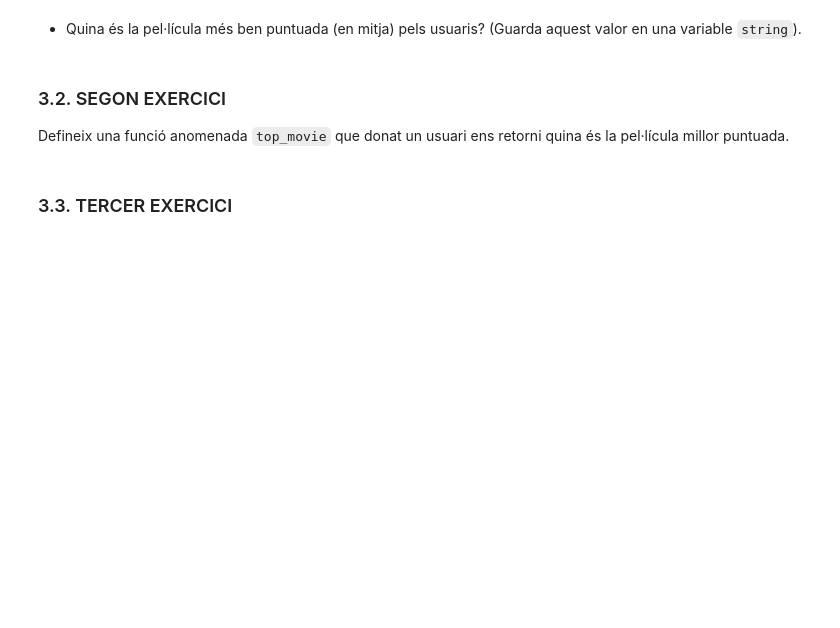
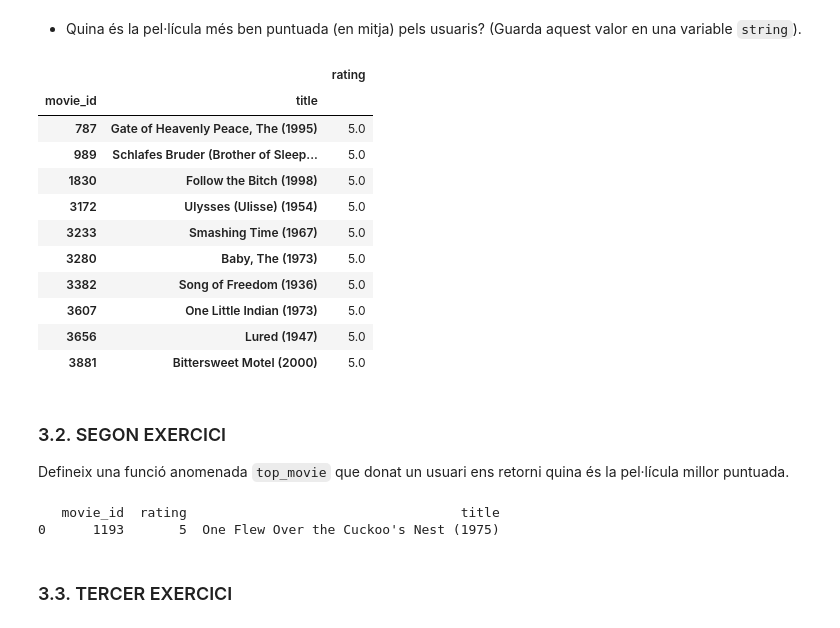
Before and after one commit to junjielyu13/Junior-Fall-Missions, a Jupyter notebook: TallerNousUsos/Practica/TNUI_P2/assigment_code_manu.ipynb, the cells around one changed output. Cells and saved outputs as stored; diff of their text form; code cells hidden in the pictures; blank space fills up the shorter version.

```diff
--- a/TallerNousUsos/Practica/TNUI_P2/assigment_code_manu.ipynb
+++ b/TallerNousUsos/Practica/TNUI_P2/assigment_code_manu.ipynb
@@ -262,3 +510,22 @@ data = pd.merge(pd.merge(ratings, users), movies)
+# %%
+# la vostra solució aquí
+movie_mean = data[['movie_id', 'rating','title']].groupby(['movie_id', 'title']).mean()
+higher_rate = movie_mean['rating'] == 5.0
+movie_mean = movie_mean.loc[higher_rate]
+movie_mean
+# %% [output]
+|  |  | rating |
+| movie_id | title |  |
+| 787 | Gate of Heavenly Peace, The (1995) | 5.0 |
+| 989 | Schlafes Bruder (Brother of Sleep... | 5.0 |
+| 1830 | Follow the Bitch (1998) | 5.0 |
+| 3172 | Ulysses (Ulisse) (1954) | 5.0 |
+| 3233 | Smashing Time (1967) | 5.0 |
+| 3280 | Baby, The (1973) | 5.0 |
+| 3382 | Song of Freedom (1936) | 5.0 |
+| 3607 | One Little Indian (1973) | 5.0 |
+| 3656 | Lured (1947) | 5.0 |
+| 3881 | Bittersweet Motel (2000) | 5.0 |
 # %% [markdown]
 ### 3.2. SEGON EXERCICI
 
@@ -266,9 +533,15 @@ Defineix una funció anomenada ``top_movie`` que donat un usuari ens retorni qui
 # %%
 # la vostra solució aquí
 def top_movie(dataFrame,usr):
-    return 0
+    du  = dataFrame.loc[dataFrame['user_id']==usr]
+    du = du[['movie_id', 'rating','title']]
+
+    return du.sort_values(['rating'], ascending = False)[:1]
 
 print(top_movie(data,1))
+# %% [output]
+   movie_id  rating                                   title
+0      1193       5  One Flew Over the Cuckoo's Nest (1975)
 # %% [markdown]
 ### 3.3. TERCER EXERCICI
 # %% [markdown]
```
Also changed, not shown: parts of 41 cells of this notebook.
